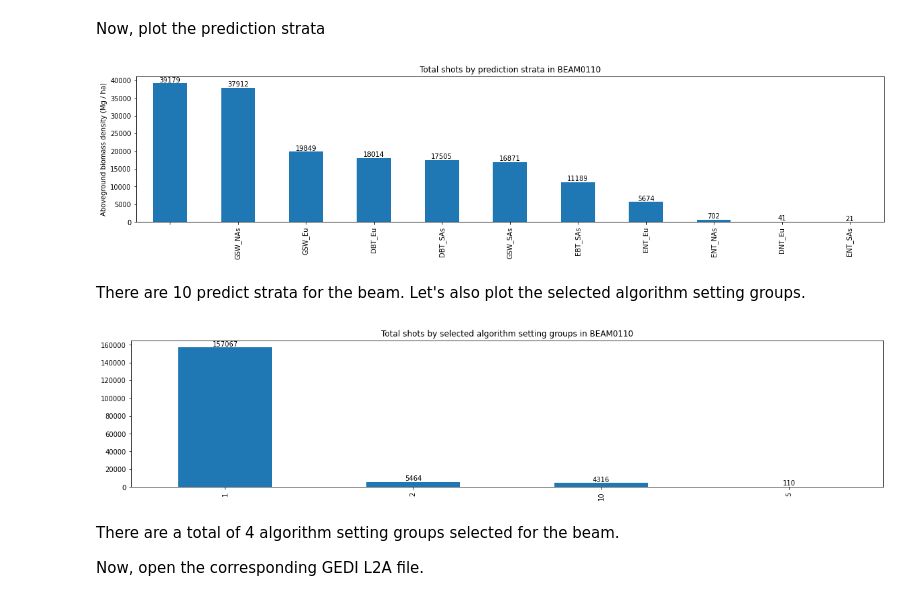
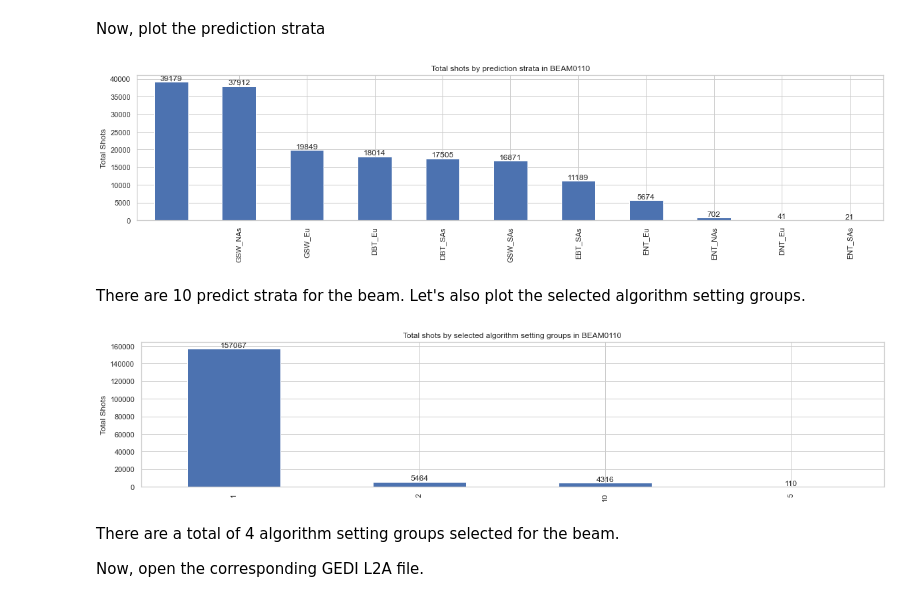
Before and after one commit to rupesh2/gedil2a_l4a, a Jupyter notebook: reconstruct_AGBD_L2A_beam.ipynb, the cells around one changed output. Saved outputs shown, nothing was run; the diff lists cells and outputs as text; code cells hidden in the pictures.

```diff
--- a/reconstruct_AGBD_L2A_beam.ipynb
+++ b/reconstruct_AGBD_L2A_beam.ipynb
@@ -8,6 +8,8 @@ import h5py
 import numpy as np
 import pandas as pd
 from matplotlib import pyplot as plt
+import seaborn as sns
+sns.set(style='whitegrid')
 # %% [markdown]
 Let's open the L4A file, and read model parameters into a pandas dataframe
 # %%
@@ -71,24 +73,22 @@ df_l4a.head()
 # %% [markdown]
 Now, plot the prediction strata
 # %%
-ylabel = agbd_l4a.attrs['long_name'] + ' (' + agbd_l4a.attrs['units'] + ')'
-ax = df_l4a.predict_stratum.value_counts().plot(kind='bar',  ylabel=ylabel, figsize=(20, 4))
+ax = df_l4a.predict_stratum.value_counts().plot(kind='bar',  ylabel='Total Shots', figsize=(20, 4))
 ax.set_title(f'Total shots by prediction strata in BEAM0110')
 
 ax.bar_label(ax.containers[0])
 plt.show()
 # %% [output]
-[figure, old version]
+[figure, new version]
 # %% [markdown]
 There are 10 predict strata for the beam. Let's also plot the selected algorithm setting groups.
 # %%
-ylabel = selected_algorithm_l4a.attrs['long_name'] + ' (' + selected_algorithm_l4a.attrs['units'] + ')'
-ax = df_l4a.selected_algorithm_l4a.value_counts().plot(kind='bar', figsize=(20, 4))
+ax = df_l4a.selected_algorithm_l4a.value_counts().plot(kind='bar', ylabel='Total Shots', figsize=(20, 4))
 ax.set_title(f'Total shots by selected algorithm setting groups in BEAM0110')
 ax.bar_label(ax.containers[0])
 plt.show()
 # %% [output]
-[figure, old version]
+[figure, new version]
 # %% [markdown]
 There are a total of 4 algorithm setting groups selected for the beam.
 
```
Also changed, not shown: parts of 3 cells of this notebook.
